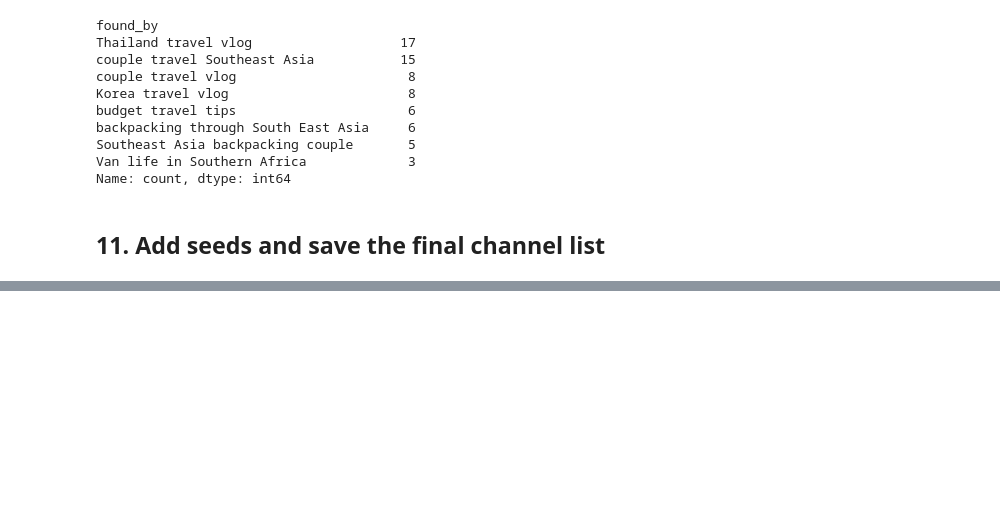
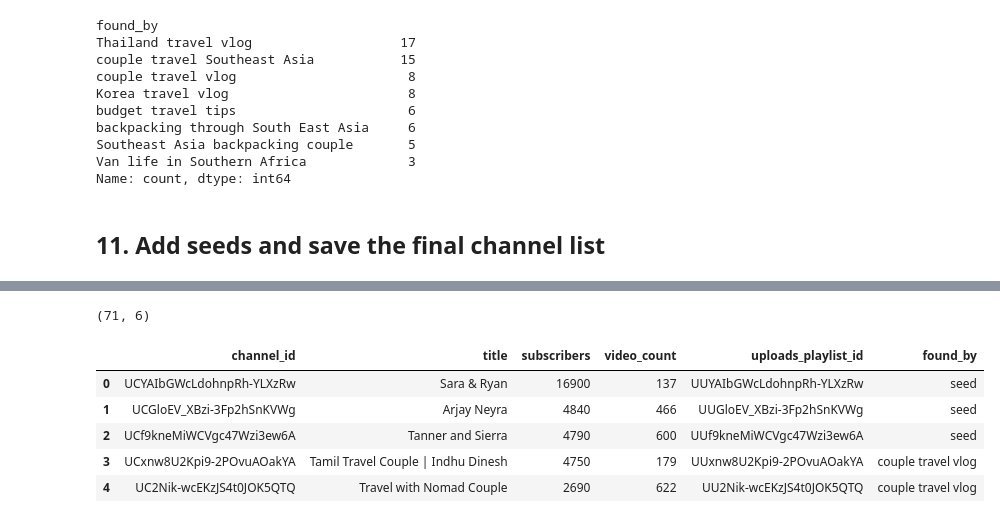
Before and after one commit to Rpvermaak/youtube-title-predictor, a Jupyter notebook: explore_api.ipynb, the cells around one changed output, grey strips where cells are left out. Drawn from its saved outputs; the diff is of its cells as text; code cells hidden in the pictures; blank space fills up the shorter version.

```diff
--- a/explore_api.ipynb
+++ b/explore_api.ipynb
@@ -704,10 +704,10 @@ seeds_in_range = df[
     (df["subscribers"] <= 100_000) &
     (df["video_count"] >= 20)
 ]
-seeds_in_range = seeds_in_range.drop(columns=["handle"])     # the column all_candidates doesn't have
-seeds_in_range["found_by"] = "handle"                    # the label for hand-picked channels, as text
+seeds_in_range = seeds_in_range.drop(columns=["handle"])
+seeds_in_range["found_by"] = "seed"
 
-channels_final = pd.concat([seed, candidates], ignore_index=True)   # seeds FIRST, then all_candidates
+channels_final = pd.concat([seeds_in_range, all_candidates], ignore_index=True)
 channels_final = channels_final.drop_duplicates(subset="channel_id")
 
 print("Final channels:", len(channels_final))
@@ -714,0 +728,14 @@ channels_final["found_by"].value_counts()
+# %%
+channels_final.to_csv("data/channels.csv", index=False)
+
+check = pd.read_csv("data/channels.csv")
+print(check.shape)
+check.head()
+# %% [output]
+(71, 6)
+|  | channel_id | title | subscribers | video_count | uploads_playlist_id | found_by |
+| 0 | UCYAIbGWcLdohnpRh-YLXzRw | Sara & Ryan | 16900 | 137 | UUYAIbGWcLdohnpRh-YLXzRw | seed |
+| 1 | UCGloEV_XBzi-3Fp2hSnKVWg | Arjay Neyra | 4840 | 466 | UUGloEV_XBzi-3Fp2hSnKVWg | seed |
+| 2 | UCf9kneMiWCVgc47Wzi3ew6A | Tanner and Sierra | 4790 | 600 | UUf9kneMiWCVgc47Wzi3ew6A | seed |
+| 3 | UCxnw8U2Kpi9-2POvuAOakYA | Tamil Travel Couple | Indhu Dinesh | 4750 | 179 | UUxnw8U2Kpi9-2POvuAOakYA | couple travel vlog |
+| 4 | UC2Nik-wcEKzJS4t0JOK5QTQ | Travel with Nomad Couple | 2690 | 622 | UU2Nik-wcEKzJS4t0JOK5QTQ | couple travel vlog |
```
Also changed, not shown: parts of 1 cell of this notebook, 1 other file.
